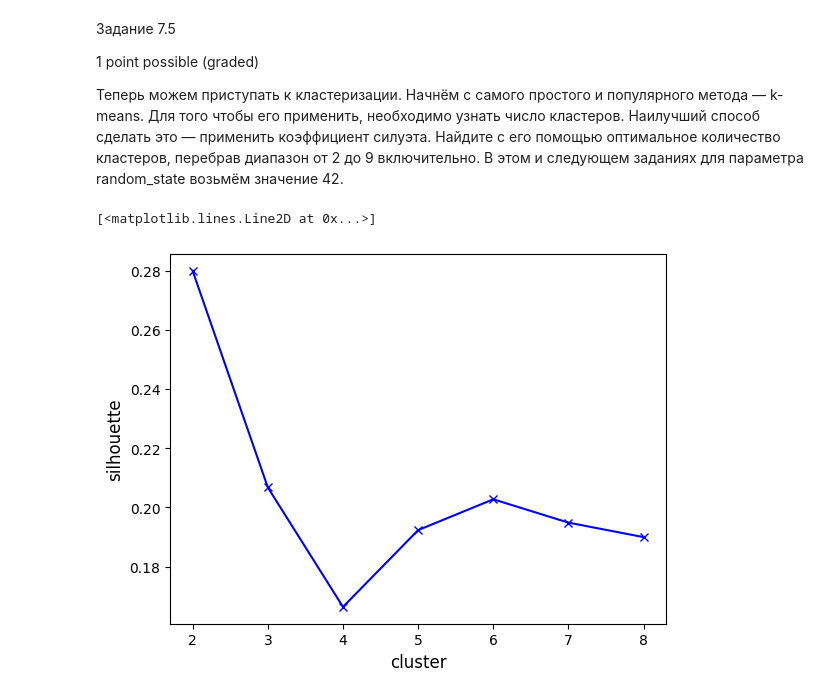
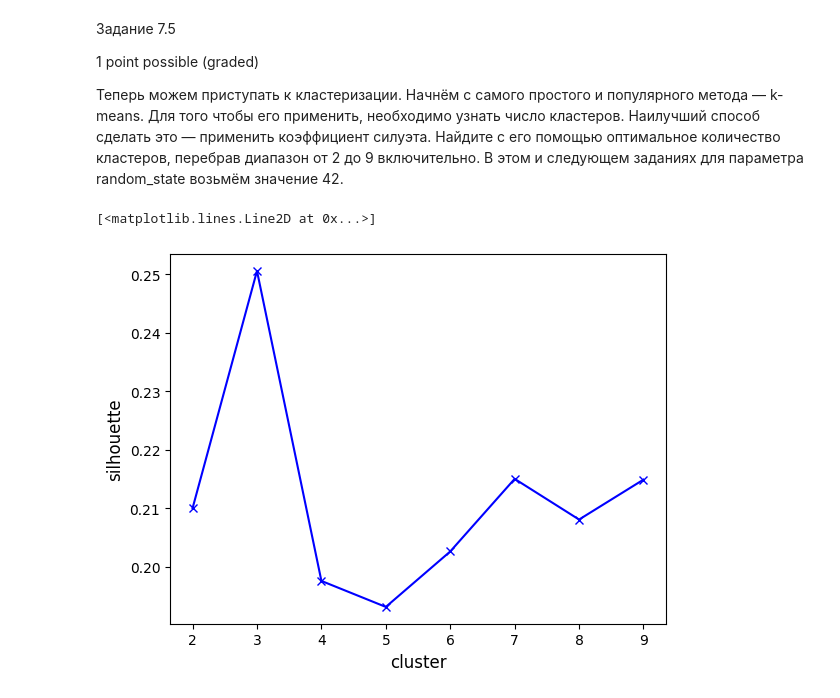
Before and after one commit to AlexGorel/IDE_NEW, a Jupyter notebook: MATH&ML-10. Кластеризация и техники понижения размерности. Часть I/MATH&ML-10. Кластеризация и техники понижения размерности. Часть I.ipynb, the cells around one changed output. Saved outputs shown, nothing was run; the diff lists cells and outputs as text; code cells hidden in the pictures.

```diff
--- a/MATH&ML-10. Кластеризация и техники понижения размерности. Часть I/MATH&ML-10. Кластеризация и техники понижения размерности. Часть I.ipynb
+++ b/MATH&ML-10. Кластеризация и техники понижения размерности. Часть I/MATH&ML-10. Кластеризация и техники понижения размерности. Часть I.ipynb
@@ -383,7 +383,7 @@ df_CC_GENERAL.isnull().sum().sum()
 
 Не забудьте предварительно удалить признак CUST_ID — он не поможет при кластеризации, так как не несёт никакой содержательной информации.
 # %%
-#df_CC_GENERAL=df_CC_GENERAL.drop(columns='CUST_ID', axis=1)
+df_CC_GENERAL=df_CC_GENERAL.drop(columns='CUST_ID', axis=1)
 df_CC_GENERAL.info()
 # %% [output]
 <class 'pandas.core.frame.DataFrame'>
@@ -419,21 +455,19 @@ print(round(X_std_df_CC_GENERAL[0][0],2))
 
 Теперь можем приступать к кластеризации. Начнём с самого простого и популярного метода — k-means. Для того чтобы его применить, необходимо узнать число кластеров. Наилучший способ сделать это — применить коэффициент силуэта. Найдите с его помощью оптимальное количество кластеров, перебрав диапазон от 2 до 9 включительно. В этом и следующем заданиях для параметра random_state возьмём значение 42.
 # %%
+def get_silhouette(cluster_num, df_CC_GENERAL):
+    k_means =  KMeans(n_clusters=cluster_num, n_init=10, random_state=42)
+    k_means.fit(df_CC_GENERAL)
+    silhouette = silhouette_score(df_CC_GENERAL, k_means.labels_, metric='euclidean')
+    return silhouette
 from sklearn.metrics import silhouette_score
-
-def get_silhouette(cluster_num, X_std_df_CC_GENERAL):
-    k_means =  KMeans(n_clusters=cluster_num, random_state=42)
-    k_means.fit(X_std_df_CC_GENERAL)
-    silhouette = silhouette_score(X_std_df_CC_GENERAL, k_means.labels_, metric='euclidean')
-    return silhouette
-
 silhouettes = []
-for i in range(2, 9):
-    silhouettes.append(get_silhouette(i, X_std_df_CC_GENERAL))
+for i in range(2, 10):
+    silhouettes.append(get_silhouette(i ,X_std_df_CC_GENERAL))
 
 plt.xlabel("cluster", fontsize=12)
 plt.ylabel("silhouette", fontsize=12)
-plt.plot([i for i in range(2, 9)], silhouettes, 'xb-')
+plt.plot([i for i in range(2, 10)], silhouettes, 'xb-')
 # %% [output]
 [<matplotlib.lines.Line2D at 0x...>]
-[figure, old version]
+[figure, new version]
```
Also changed, not shown: parts of 18 cells of this notebook, 3 other files.
